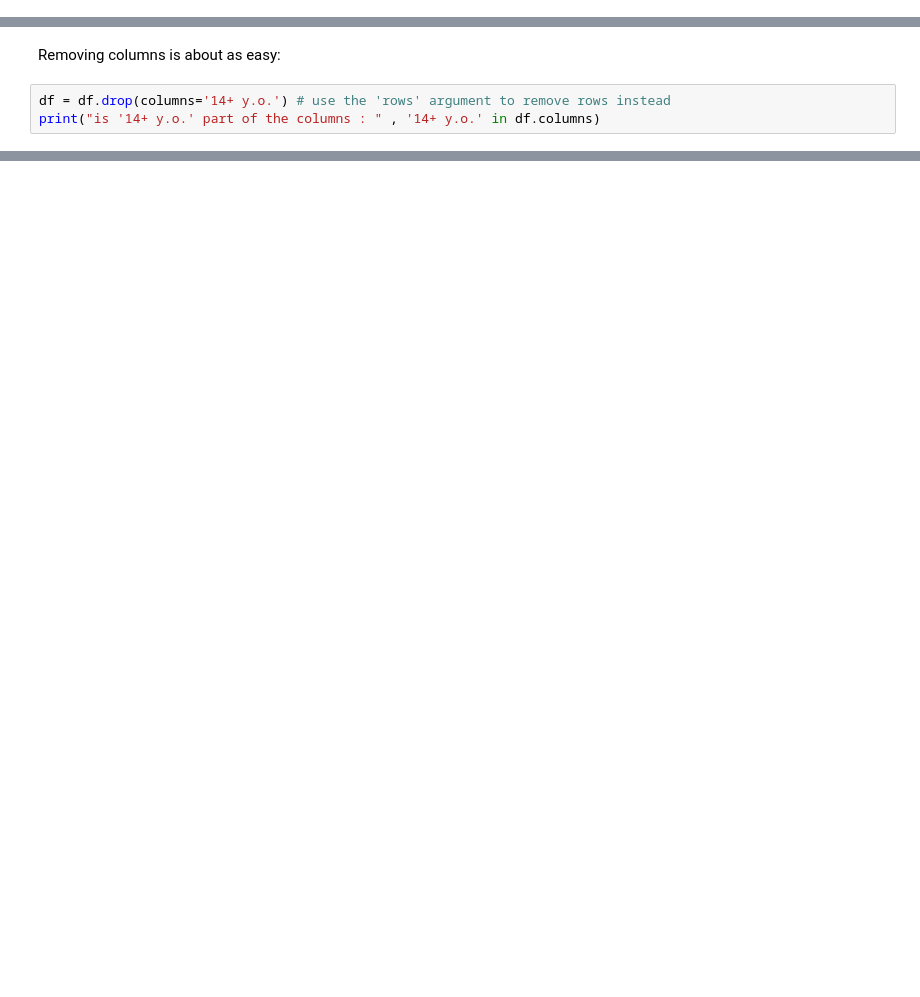
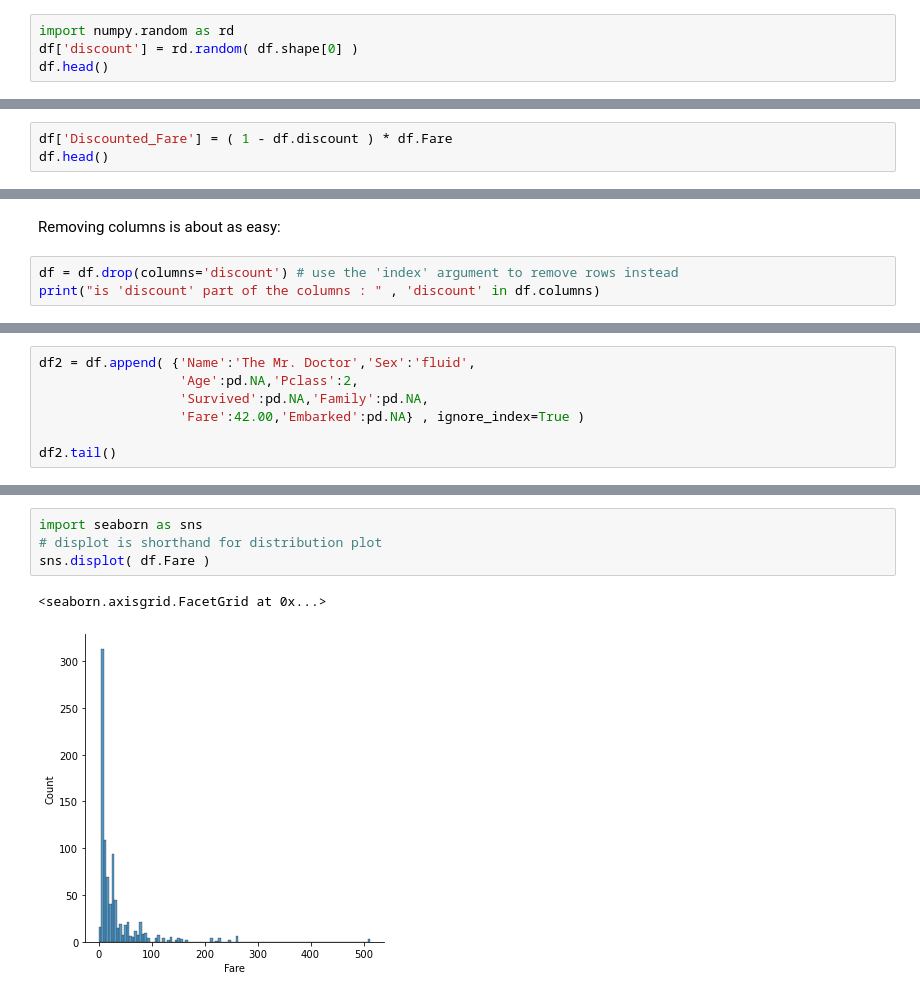
Before and after one commit to sib-swiss/intermediate-python-training, a Jupyter notebook: 01_data_manipulation_and_representation.ipynb, the cells around one changed output, grey strips where cells are left out. Saved outputs shown, nothing was run; the diff lists cells and outputs as text; blank space fills up the shorter version.

```diff
--- a/01_data_manipulation_and_representation.ipynb
+++ b/01_data_manipulation_and_representation.ipynb
@@ -912,0 +920,4 @@ Name: 14+ y.o., dtype: int64
+# %%
+import numpy.random as rd
+df['discount'] = rd.random( df.shape[0] )
+df.head()
@@ -922,0 +939,3 @@ Index(['Year', 'town number', 'town name', 'Total', 'Swiss', 'Foreigner',
+# %%
+df['Discounted_Fare'] = ( 1 - df.discount ) * df.Fare
+df.head()
@@ -923,6 +949,6 @@ Index(['Year', 'town number', 'town name', 'Total', 'Swiss', 'Foreigner',
 # %% [markdown]
 Removing columns is about as easy:
 # %%
-df = df.drop(columns='14+ y.o.') # use the 'rows' argument to remove rows instead
-print("is '14+ y.o.' part of the columns : " , '14+ y.o.' in df.columns)
+df = df.drop(columns='discount') # use the 'index' argument to remove rows instead
+print("is 'discount' part of the columns : " , 'discount' in df.columns)
 # %% [output]
@@ -929,0 +989,7 @@ is '14+ y.o.' part of the columns :  False
+# %%
+df2 = df.append( {'Name':'The Mr. Doctor','Sex':'fluid',
+                  'Age':pd.NA,'Pclass':2,
+                  'Survived':pd.NA,'Family':pd.NA,
+                  'Fare':42.00,'Embarked':pd.NA} , ignore_index=True )
+
+df2.tail()
@@ -939,0 +1158,7 @@ Index(['Year', 'town number', 'town name', 'Total', 'Swiss', 'Foreigner',
+# %%
+import seaborn as sns
+# displot is shorthand for distribution plot
+sns.displot( df.Fare )
+# %% [output]
+<seaborn.axisgrid.FacetGrid at 0x...>
+[figure, added]
```
Also changed, not shown: parts of 125 cells of this notebook, 1 other file.
